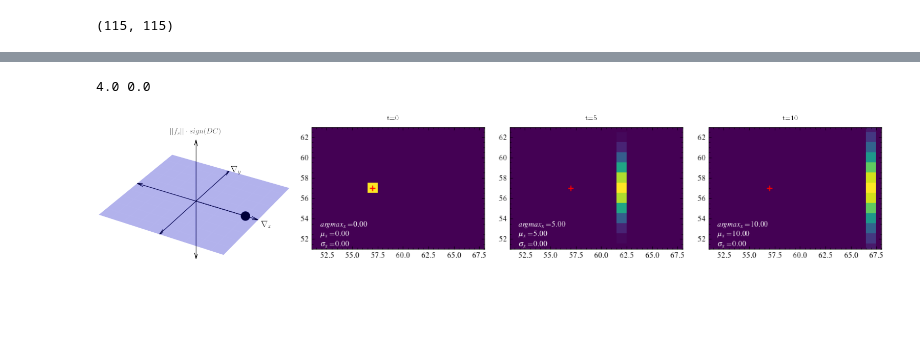
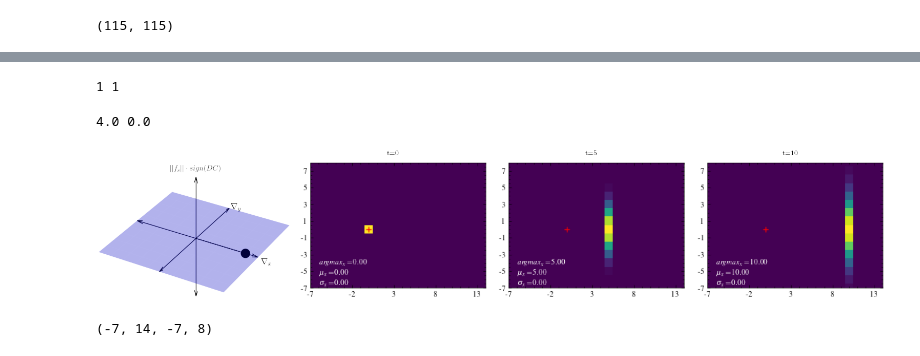
Before and after one commit to liamaltarac/miv_cvpr, a Jupyter notebook: propagation_unipolar/prop_uni_single_pixel_3x3.ipynb, the cells around one changed output, grey strips where cells are left out. Cells and saved outputs as stored; diff of their text form; code cells hidden in the pictures; blank space fills up the shorter version.

```diff
--- a/propagation_unipolar/prop_uni_single_pixel_3x3.ipynb
+++ b/propagation_unipolar/prop_uni_single_pixel_3x3.ipynb
@@ -58,3 +58,6 @@ img[mid, mid] = 1.
 print(img.shape)
 # %% [output]
 (115, 115)
+# %%
+filters = np.zeros((3,3,1,1))
+img = tf.cast(tf.repeat(tf.expand_dims([img], axis=-1) , repeats = filters.shape[-2], axis=-1), dtype=tf.float32)
@@ -61,6 +88,36 @@ print(img.shape)
 # %%
 import matplotlib.patches as mpatches
 
+
+
+filters = np.zeros((3,3,1,1))
+x = tf.cast(tf.repeat(tf.expand_dims([img], axis=-1) , repeats = filters.shape[-2], axis=-1), dtype=tf.float32)
+
+
+
+#Get image height and width
+
+vals_x = img[0, img.shape[1]//2, :, :]
+vals_y = img[0, :, img.shape[2]//2, :]
+nonzeros = np.nonzero(vals_x)[0]
+if nonzeros.size > 0:
+    length_y = nonzeros[-1] - nonzeros[0] + 1
+else:
+    length_y = 0  # all zeros
+nonzeros = np.nonzero(vals_x)[0]
+if nonzeros.size > 0:
+    length_x = nonzeros[-1] - nonzeros[0] + 1
+else:
+    length_x = 0  # all zeros
+
+max_x = length_x + np.max(timestamps) + + 3
+min_x = length_x - ((np.max(timestamps))//2 + 3)
+
+max_y = length_y + ((np.max(timestamps))//2 + 2)
+min_y = length_y - ((np.max(timestamps))//2 + 3)
+
+
+print(length_x, length_y)
 
 for beta2 in beta2s:
 
@@ -87,7 +144,6 @@ for beta2 in beta2s:
 		os.makedirs(directory)
 
 
-	x = tf.cast(tf.repeat(tf.expand_dims([img], axis=-1) , repeats = filters.shape[-2], axis=-1), dtype=tf.float32)
 	for i in range(timestamps[-1]+1):
 		if i in timestamps:
 			fig, ax = plt.subplots()
@@ -116,35 +172,51 @@ for beta2 in beta2s:
 			#ax.annotate(r'$\sigma=$'+f"{std:.2f}", (.5, 6), xycoords=arr, ha='center', va='bottom',color='white')
 			#ax.arrow(, 112, dx=, dy= 0, color='black')
 
-			ax.set(xlim=( (mid-(5)-1), (mid+(10)+1)), ylim=((mid-(5)-1), (mid+(5)+1)))
+
+
+
+			ax.set(xlim=((mid + min_x, mid+max_x)) , ylim=((mid+min_y, (mid+max_y))))
+
+			# Re-label ticks relative to midpoint
+			xticks = ax.get_xticks()
+			yticks = ax.get_yticks()
+			ax.set_xticklabels([int(t - mid) for t in xticks])
+			ax.set_yticklabels([int(t - mid) for t in yticks])
+
+
 			#ax.set_xticks(np.linspace(-round(std)-1, round(std)+1, int(0.5*(std)+3)))
 			#fig.colorbar(im, orientation='vertical')
 
 			plt.close(fig)
 			buf = BytesIO()
 			fig.savefig(buf, format="png", dpi=fig.dpi, bbox_inches="tight")
 			buf.seek(0)
 
 
 			images.append(Image.open(buf))
 
 		x = tf.nn.relu( tf.nn.conv2d(x, w , strides=(1,1),
 								padding='SAME') )
 
 	#Generate Plot
 	fig = plt.figure(figsize=(16,4))
 	gs = fig.add_gridspec(1,len(timestamps)+1, wspace=0.04)
 
 	ax0 = fig.add_subplot(gs[0])
 	ax0.imshow(plot_filter_x(beta2))
 	ax0.axis('off')
 	for i, im in enumerate(images):
 		ax0 = fig.add_subplot(gs[i+1])
 		ax0.imshow(im)
 		ax0.axis('off')
 		ax0.set_title(f"t={timestamps[i]}")
 
 	fig.subplots_adjust(left=0.02, right=0.98, top=0.9, bottom=0.01, wspace=0.01)
 # %% [output]
-4.0 0.0
+1 1
+4.0 0.0
-[figure, old version]
+[figure, new version]
+# %%
+min_x, max_x, min_y, max_y
+# %% [output]
+(-7, 14, -7, 8)
```
Also changed, not shown: parts of 2 cells of this notebook.
